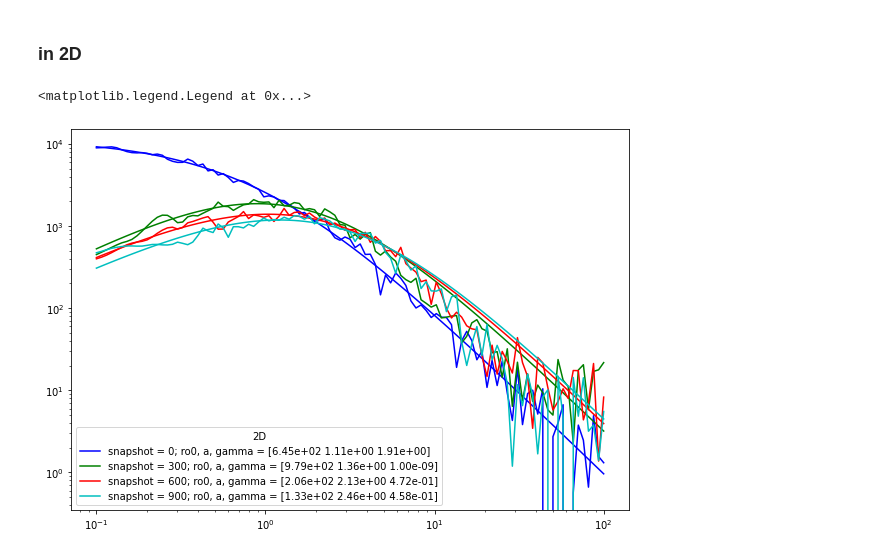
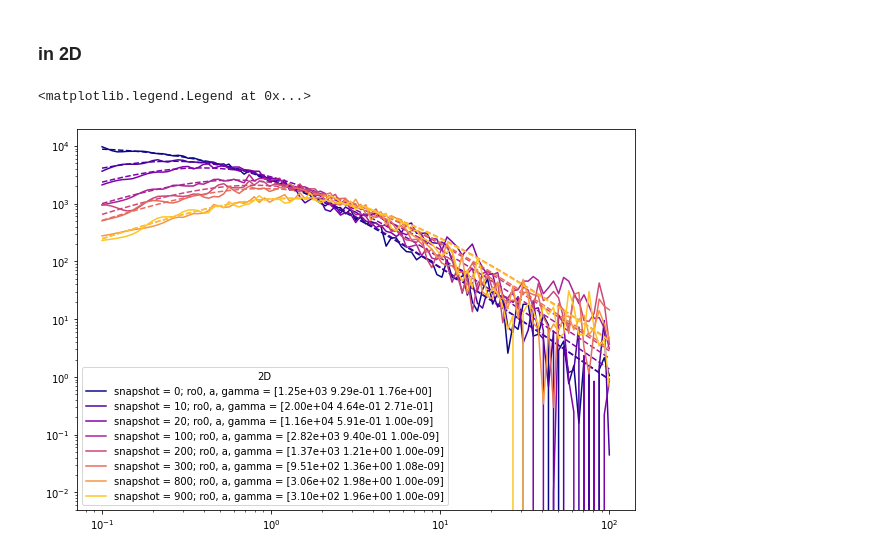
Before and after one commit to olgaborodina/N-body_simulations_analysis, a Jupyter notebook: profile_fit.ipynb, the cells around one changed output. Saved outputs shown, nothing was run; the diff lists cells and outputs as text; code cells hidden in the pictures.

```diff
--- a/profile_fit.ipynb
+++ b/profile_fit.ipynb
@@ -66,17 +71,16 @@ dmdr_3D = pd.DataFrame(data={'r':r_e})
 dmdr_2D = pd.DataFrame(data={'r':r_e})
 popts_3D = pd.DataFrame()
 popts_2D = pd.DataFrame()
-# %%
-density_cs = pd.read_csv(OUTPUT_DIR_1 / 'def-dc.dat', delimiter='\s+', index_col=0, header=None)
 # %% [markdown]
 ### in 3D
 # %%
-for i, file in enumerate(files):
-    cluster = pd.read_csv(OUTPUT_DIR_1 / file,
+for file in files:
+    cluster = pd.read_csv(OUTPUT_DIR / file,
                           index_col=0, delimiter='\s+', header=3, names=names)
     cluster = normalize_cluster(cluster)
 
-    xc, yc, zc = density_cs.iloc[i * 100, 1:4]
+    i = int(file.split('.')[0])
+    xc, yc, zc = density_cs.iloc[i, 1:4]
 
     r_sort = np.sort(np.sqrt((cluster['x'] - xc) ** 2 +
                              (cluster['y'] - yc) ** 2 +
@@ -89,17 +93,17 @@ for i, file in enumerate(files):
     popt_dehnen_counts, pcov_dehnen_counts = curve_fit(dmdr_profile_3D, r_e, dmdr,
                                                        bounds=bounds.T, p0=init_vals, maxfev=7000)
 
-    dmdr_3D[i * 100] = dmdr
-    popts_3D[i * 100] = popt_dehnen_counts
+    dmdr_3D[i] = dmdr
+    popts_3D[i] = popt_dehnen_counts
 # %%
-cycol = cycle('bgrcmk')
+cycol = iter(cm.plasma(np.linspace(0, 1, len(files)+1)))
 np.set_printoptions(formatter={'float': "{0:0.2e}".format})
 
 fig, ax = plt.subplots(figsize=(10,7))
-for i in range(0, 1000, 300):
+for i in dmdr_3D.columns[1:]:
     c=next(cycol)
     ax.plot(dmdr_3D['r'], dmdr_3D[i], label=f'snapshot = {i}; ro0, a, gamma = {popts_3D[i].values}', c=c)
-    ax.plot(dmdr_3D['r'], dmdr_profile_3D(dmdr_3D['r'], *popts_3D[i]), c=c)
+    ax.plot(dmdr_3D['r'], dmdr_profile_3D(dmdr_3D['r'], *popts_3D[i]), c=c, ls='--')
 
 ax.set_yscale('log')
 ax.set_xscale('log')
@@ -117,12 +121,13 @@ popts_3D # ro0, a, gamma
 # %% [markdown]
 ### in 2D
 # %%
-for i, file in enumerate(files):
-    cluster = pd.read_csv(OUTPUT_DIR_1 / file,
+for file in files:
+    cluster = pd.read_csv(OUTPUT_DIR / file,
                           index_col=0, delimiter='\s+', header=3, names=names)
     cluster = normalize_cluster(cluster)
 
-    xc, yc, zc = density_cs.iloc[i * 100, 1:4]
+    i = int(file.split('.')[0])
+    xc, yc, zc = density_cs.iloc[i, 1:4]
 
     r_sort = np.sort(np.sqrt((cluster['x'] - xc) ** 2 +
                              (cluster['y'] - yc) ** 2))
@@ -134,24 +139,24 @@ for i, file in enumerate(files):
     popt_dehnen_counts, pcov_dehnen_counts = curve_fit(dmdr_profile_2D, r_e, dmdr,
                                                        bounds=bounds.T, p0=init_vals, maxfev=7000)
 
-    dmdr_2D[i * 100] = dmdr
-    popts_2D[i * 100] = popt_dehnen_counts
+    dmdr_2D[i] = dmdr
+    popts_2D[i] = popt_dehnen_counts
 # %%
-cycol = cycle('bgrcmk')
+cycol = iter(cm.plasma(np.linspace(0, 1, len(files)+1)))
 np.set_printoptions(formatter={'float': "{0:0.2e}".format})
 
 fig, ax = plt.subplots(figsize=(10,7))
-for i in range(0, 1000, 300):
+for i in dmdr_2D.columns[1:]:
     c=next(cycol)
     ax.plot(dmdr_2D['r'], dmdr_2D[i], label=f'snapshot = {i}; ro0, a, gamma = {popts_2D[i].values}', c=c)
-    ax.plot(dmdr_2D['r'], dmdr_profile_2D(dmdr_2D['r'], *popts_2D[i]), c=c)
+    ax.plot(dmdr_2D['r'], dmdr_profile_2D(dmdr_2D['r'], *popts_2D[i]), c=c, ls='--')
 
 ax.set_yscale('log')
 ax.set_xscale('log')
 ax.legend(title='2D')
 # %% [output]
 <matplotlib.legend.Legend at 0x...>
-[figure, old version]
+[figure, new version]
 # %%
 popts_2D # ro0, a, gamma
 # %% [output]
```
Also changed, not shown: parts of 7 cells of this notebook.
